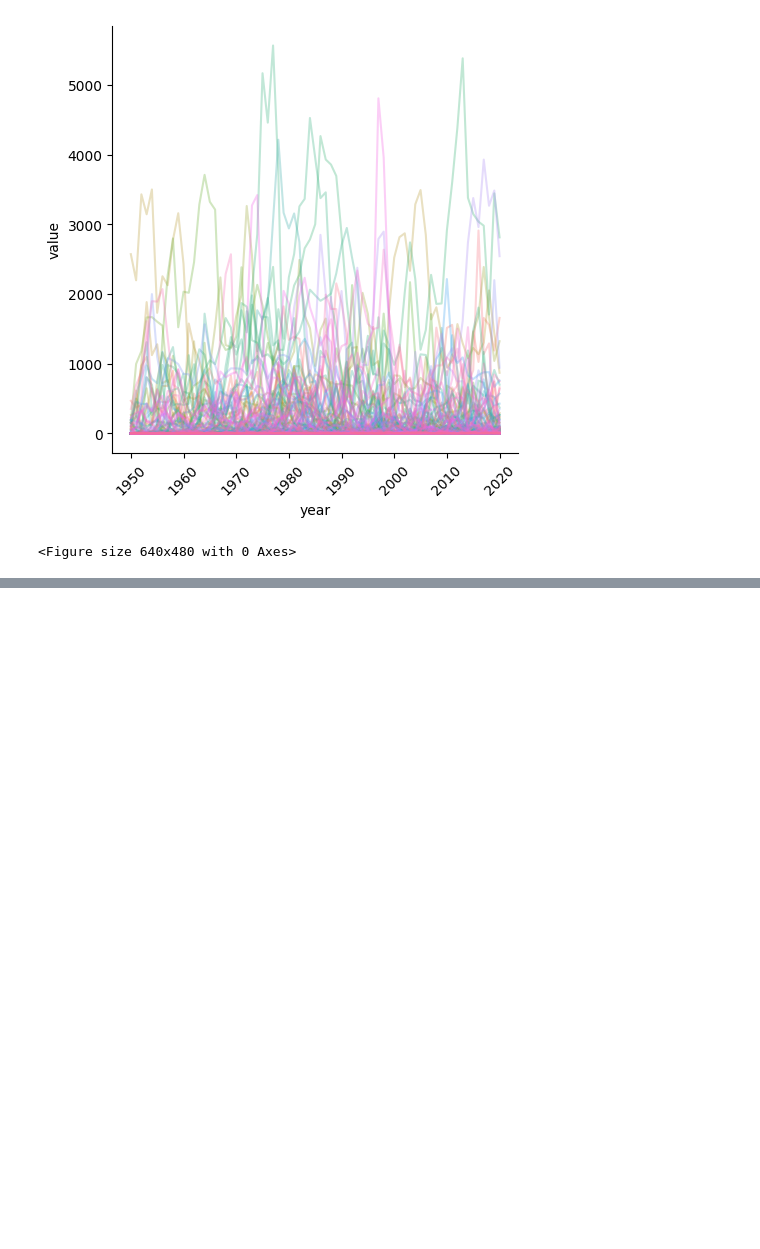
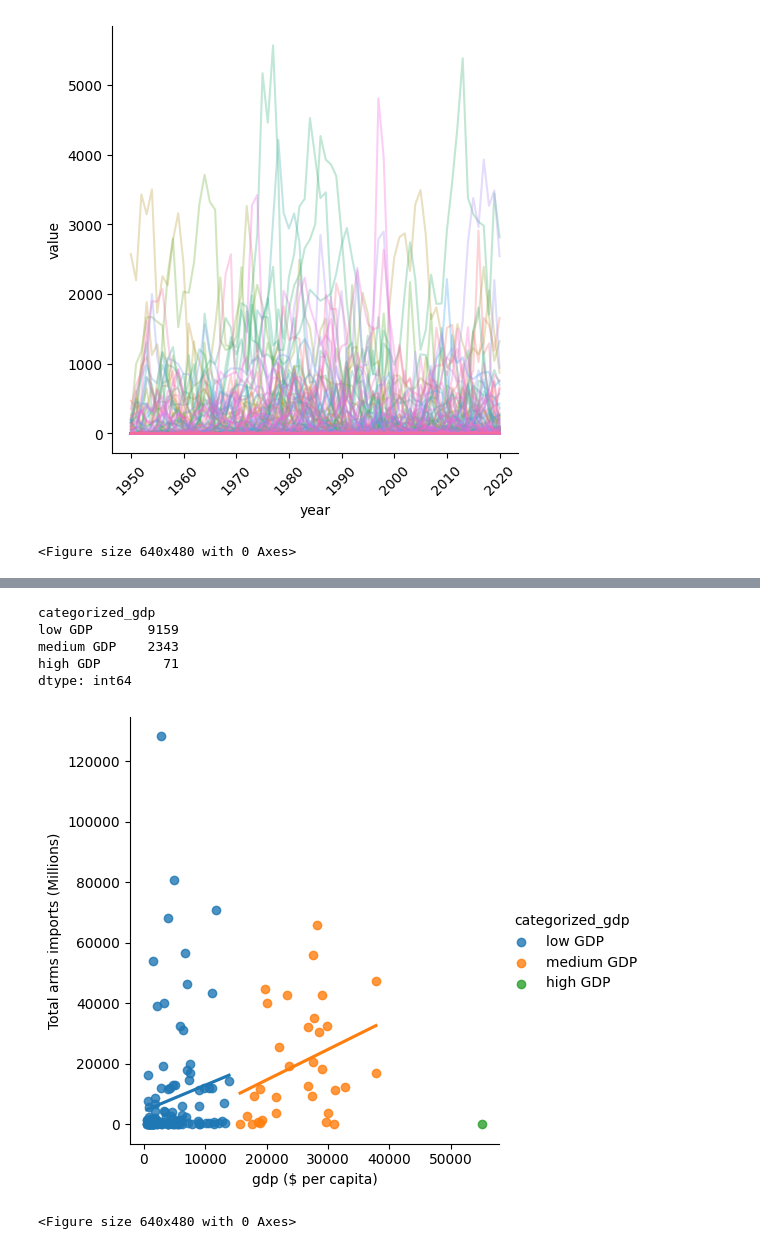
Before and after one commit to GGasset/ArmsImportsAnalytics, a Jupyter notebook: explore.ipynb, the cells around one changed output, grey strips where cells are left out. Drawn from its saved outputs; the diff is of its cells as text; code cells hidden in the pictures; blank space fills up the shorter version.

```diff
--- a/explore.ipynb
+++ b/explore.ipynb
@@ -78,0 +134,16 @@ plt.clf()
+# %%
+arms_imports.value_counts(subset='categorized_gdp')
+# %% [output]
+categorized_gdp
+low GDP       9159
+medium GDP    2343
+high GDP        71
+dtype: int64
+# %%
+sns.lmplot(x='gdp ($ per capita)', y='total_imports', hue='categorized_gdp', data=arms_imports.drop_duplicates('country'), ci=None)
+plt.ylabel('Total arms imports (Millions)')
+plt.show()
+plt.clf()
+# %% [output]
+[figure, added]
+<Figure size 640x480 with 0 Axes>
```
Also changed, not shown: parts of 18 cells of this notebook.
